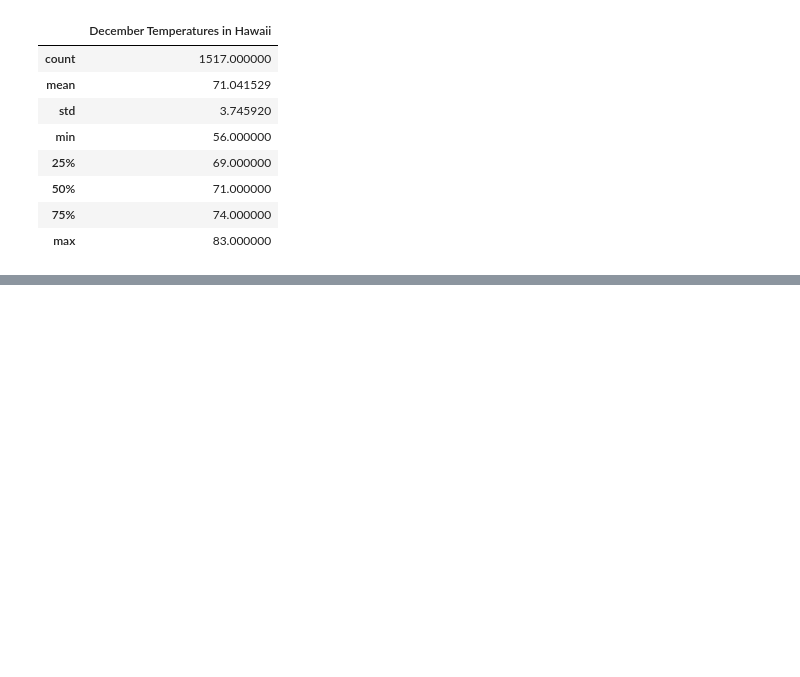
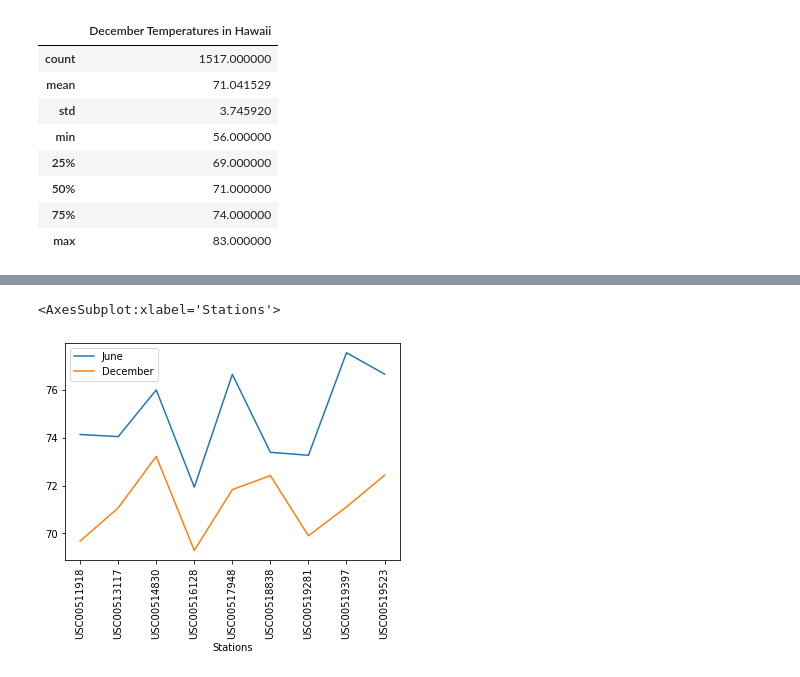
Before and after one commit to drawidsw/surfs-up, a Jupyter notebook: SurfsUp_Challenge.ipynb, the cells around one changed output, grey strips where cells are left out. Drawn from its saved outputs; the diff is of its cells as text; code cells hidden in the pictures; blank space fills up the shorter version.

```diff
--- a/SurfsUp_Challenge.ipynb
+++ b/SurfsUp_Challenge.ipynb
@@ -55,3 +55,6 @@ from sqlalchemy import extract
 
 # 2. Write a query that filters the Measurement table to retrieve the temperatures for the month of June.
 temps = session.query(Measurement.date, Measurement.tobs).filter(Measurement.date.like('%-06-%'))
+
+for t in temps:
+    print(t)
@@ -99,3 +120,24 @@ df.describe()
 | 50% | 71.000000 |
 | 75% | 74.000000 |
 | max | 83.000000 |
+# %%
+# Groupby temps by stations and get the mean for each station (June)
+june_temps = session.query(Measurement.station, func.avg(Measurement.tobs)).\
+                     group_by(Measurement.station).\
+                     filter(Measurement.date.like('%-06-%'))
+
+june_temps = [t[1] for t in june_temps]
+
+dec_temps = session.query(Measurement.station, func.avg(Measurement.tobs)).\
+                    group_by(Measurement.station).\
+                    filter(Measurement.date.like('%-12-%'))
+
+stations = [t[0] for t in dec_temps]
+dec_temps = [t[1] for t in dec_temps]
+# %%
+# Load in the dataframe and merge
+import pandas as pd
+df = pd.DataFrame({'June': june_temps,
+                  'December': dec_temps,
+                  'Stations':stations})
+df
@@ -101,0 +155,5 @@ df.describe()
+# %%
+df.plot.line(x='Stations', y=['June', 'December'], rot=90)
+# %% [output]
+<AxesSubplot:xlabel='Stations'>
+[figure, added]
```
Also changed, not shown: parts of 2 cells of this notebook, 1 other file.
